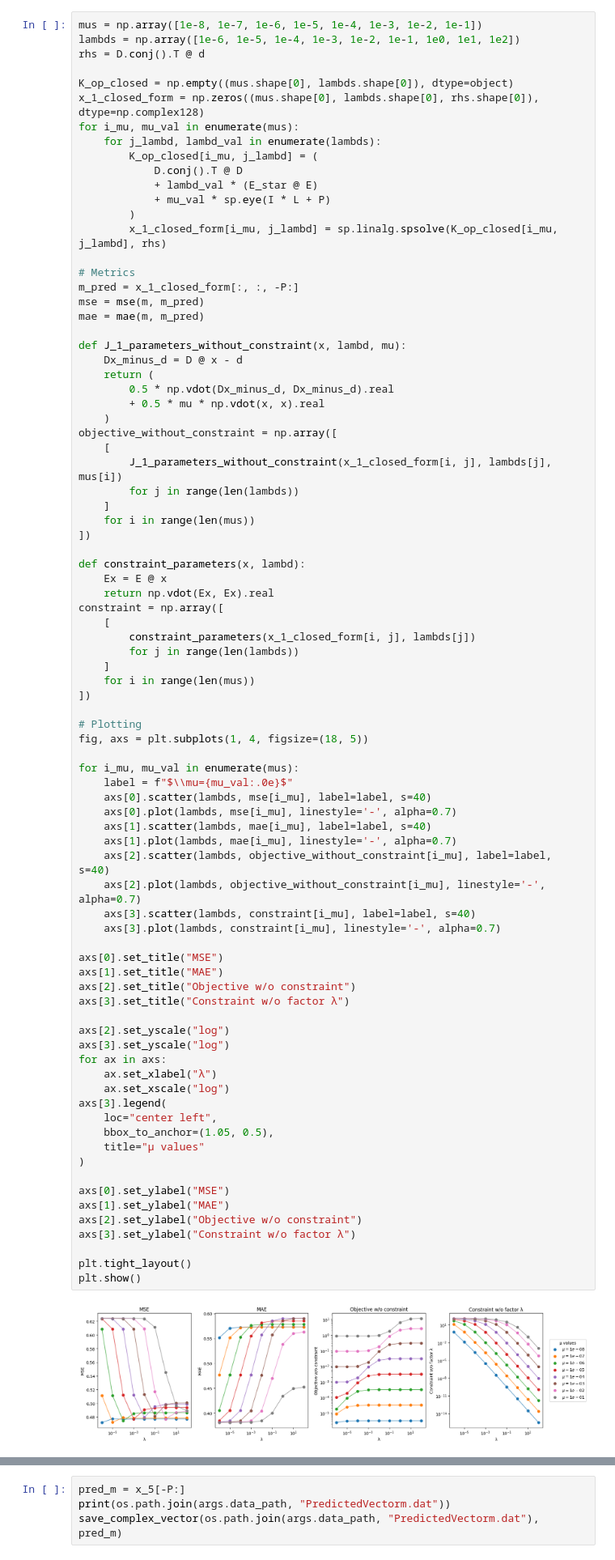
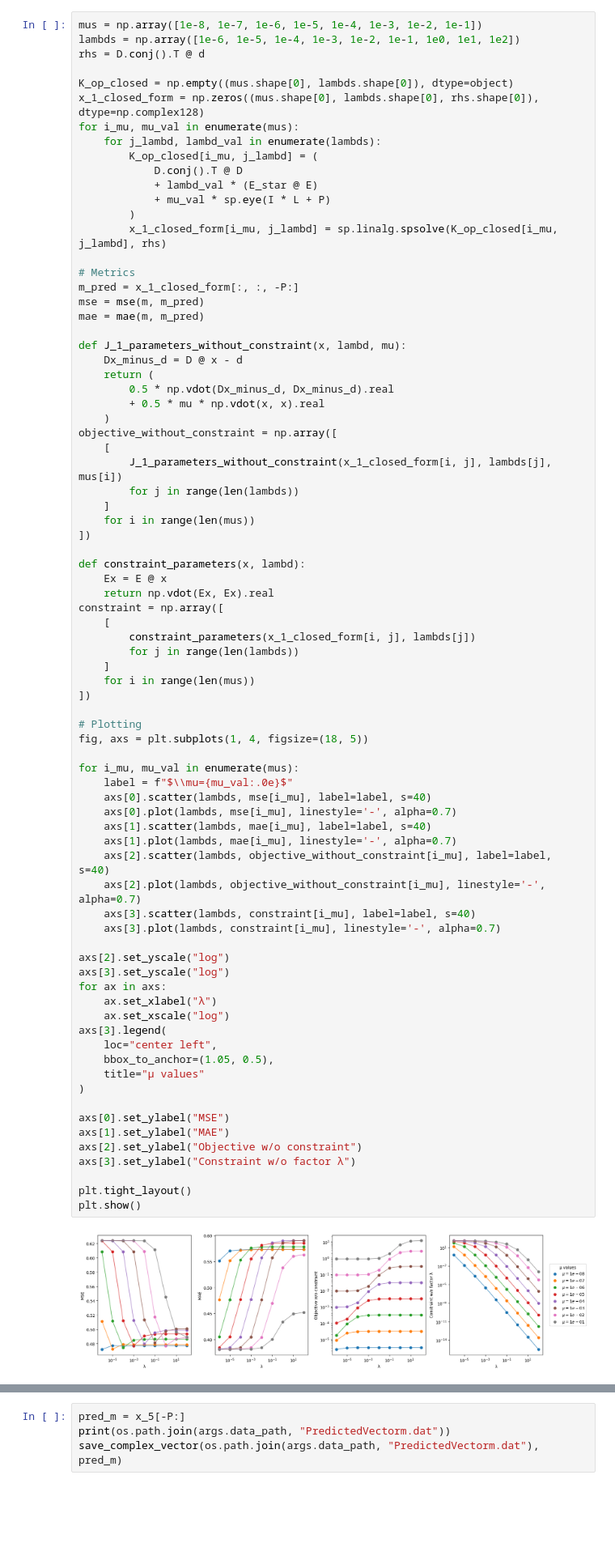
Before and after one commit to matthieuml/iwp, a Jupyter notebook: src/iwp/experiment.ipynb, the cells around one changed output, grey strips where cells are left out. Shown: that part at 81% size. Drawn from its saved outputs; the diff is of its cells as text; blank space fills up the shorter version.

```diff
--- a/src/iwp/experiment.ipynb
+++ b/src/iwp/experiment.ipynb
@@ -374,36 +380,31 @@ fig, axs = plt.subplots(1, 4, figsize=(18, 5))
 for i_mu, mu_val in enumerate(mus):
     label = f"$\\mu={mu_val:.0e}$"
     axs[0].scatter(lambds, mse[i_mu], label=label, s=40)
     axs[0].plot(lambds, mse[i_mu], linestyle='-', alpha=0.7)
     axs[1].scatter(lambds, mae[i_mu], label=label, s=40)
     axs[1].plot(lambds, mae[i_mu], linestyle='-', alpha=0.7)
     axs[2].scatter(lambds, objective_without_constraint[i_mu], label=label, s=40)
     axs[2].plot(lambds, objective_without_constraint[i_mu], linestyle='-', alpha=0.7)
     axs[3].scatter(lambds, constraint[i_mu], label=label, s=40)
     axs[3].plot(lambds, constraint[i_mu], linestyle='-', alpha=0.7)
 
-axs[0].set_title("MSE")
-axs[1].set_title("MAE")
-axs[2].set_title("Objective w/o constraint")
-axs[3].set_title("Constraint w/o factor λ")
-
 axs[2].set_yscale("log")
 axs[3].set_yscale("log")
 for ax in axs:
     ax.set_xlabel("λ")
     ax.set_xscale("log")
 axs[3].legend(
     loc="center left",
     bbox_to_anchor=(1.05, 0.5),
     title="μ values"
 )
 
 axs[0].set_ylabel("MSE")
 axs[1].set_ylabel("MAE")
 axs[2].set_ylabel("Objective w/o constraint")
 axs[3].set_ylabel("Constraint w/o factor λ")
 
 plt.tight_layout()
 plt.show()
 # %% [output]
-[figure, old version]
+[figure, new version]
```
Also changed, not shown: parts of 8 cells of this notebook, 5 other files.
